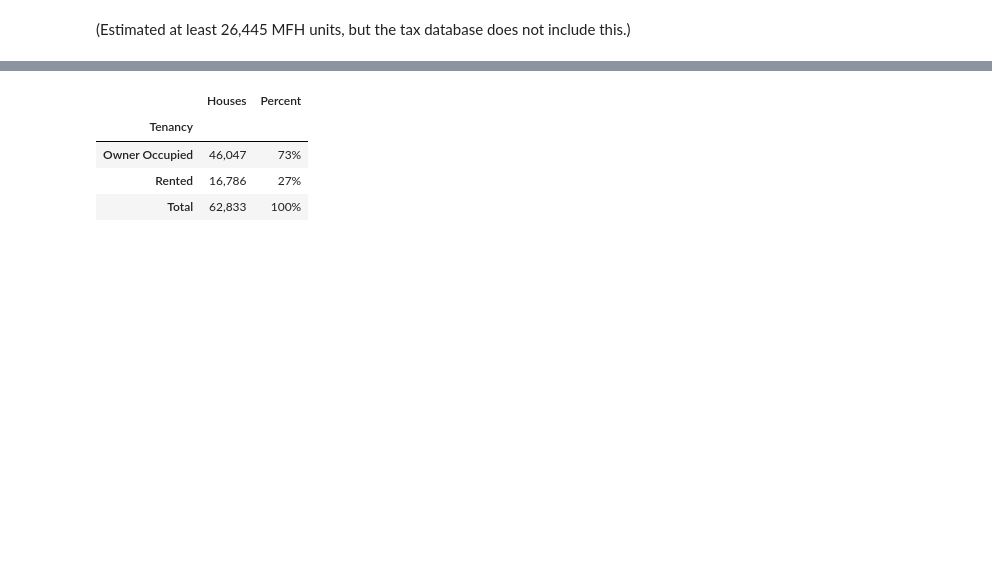
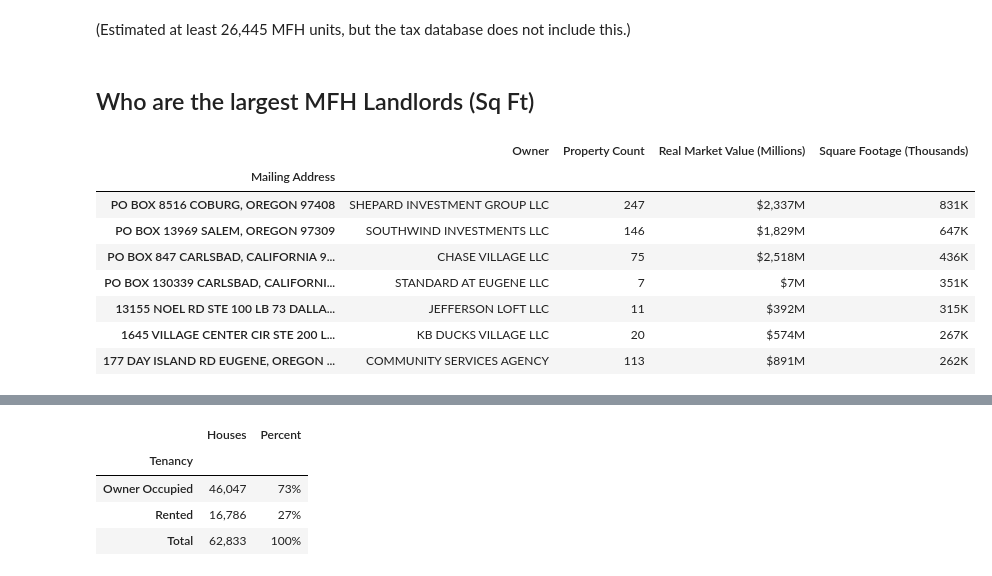
Before and after one commit to nbirnel/atlas-of-eugene, a Jupyter notebook: who-owns-the-housing.ipynb, the cells around one changed output, grey strips where cells are left out. Saved outputs shown, nothing was run; the diff lists cells and outputs as text; code cells hidden in the pictures; blank space fills up the shorter version.

```diff
--- a/who-owns-the-housing.ipynb
+++ b/who-owns-the-housing.ipynb
@@ -167,3 +167,45 @@ get_locality_owned(mfh)
 | Total | 3,139 | 100% | $22,618M | 100% | 12,365,916 | 100% |
 # %% [markdown]
 (Estimated at least 26,445 MFH units, but the tax database does not include this.)
+# %%
+aggregator = {
+    "Owner": eug.single_median,
+    "Property Count": "sum",
+    "real_market_value": "sum",
+    "sq_ft": "sum",
+}
+mfh_landlords = (
+    mfh[["owner", "1", "real_market_value", "mailing_address", "sq_ft"]]
+    .rename(
+        columns={
+            "owner": "Owner",
+            "1": "Property Count",
+            "mailing_address": "Mailing Address",
+        }
+    )
+    .groupby("Mailing Address")
+    .agg(aggregator)
+    .sort_values(by="sq_ft", ascending=False)
+)
+
+mfh_landlords["Real Market Value (Millions)"] = mfh_landlords[
+    "real_market_value"
+].apply(eug.format_million_dollars)
+
+mfh_landlords["Square Footage (Thousands)"] = mfh_landlords["sq_ft"].apply(
+    eug.format_thousands
+)
+# %% [markdown]
+## Who are the largest MFH Landlords (Sq Ft)
+# %%
+mfh_landlords.head(7).drop(columns=["real_market_value", "sq_ft"])
+# %% [output]
+|  | Owner | Property Count | Real Market Value (Millions) | Square Footage (Thousands) |
+| Mailing Address |  |  |  |  |
+| PO BOX 8516 COBURG, OREGON 97408 | SHEPARD INVESTMENT GROUP LLC | 247 | $2,337M | 831K |
+| PO BOX 13969 SALEM, OREGON 97309 | SOUTHWIND INVESTMENTS LLC | 146 | $1,829M | 647K |
+| PO BOX 847 CARLSBAD, CALIFORNIA 9... | CHASE VILLAGE LLC | 75 | $2,518M | 436K |
+| PO BOX 130339 CARLSBAD, CALIFORNI... | STANDARD AT EUGENE LLC | 7 | $7M | 351K |
+| 13155 NOEL RD STE 100 LB 73 DALLA... | JEFFERSON LOFT LLC | 11 | $392M | 315K |
+| 1645 VILLAGE CENTER CIR STE 200 L... | KB DUCKS VILLAGE LLC | 20 | $574M | 267K |
+| 177 DAY ISLAND RD EUGENE, OREGON ... | COMMUNITY SERVICES AGENCY | 113 | $891M | 262K |
```
Also changed, not shown: parts of 20 cells of this notebook, 1 other file.
